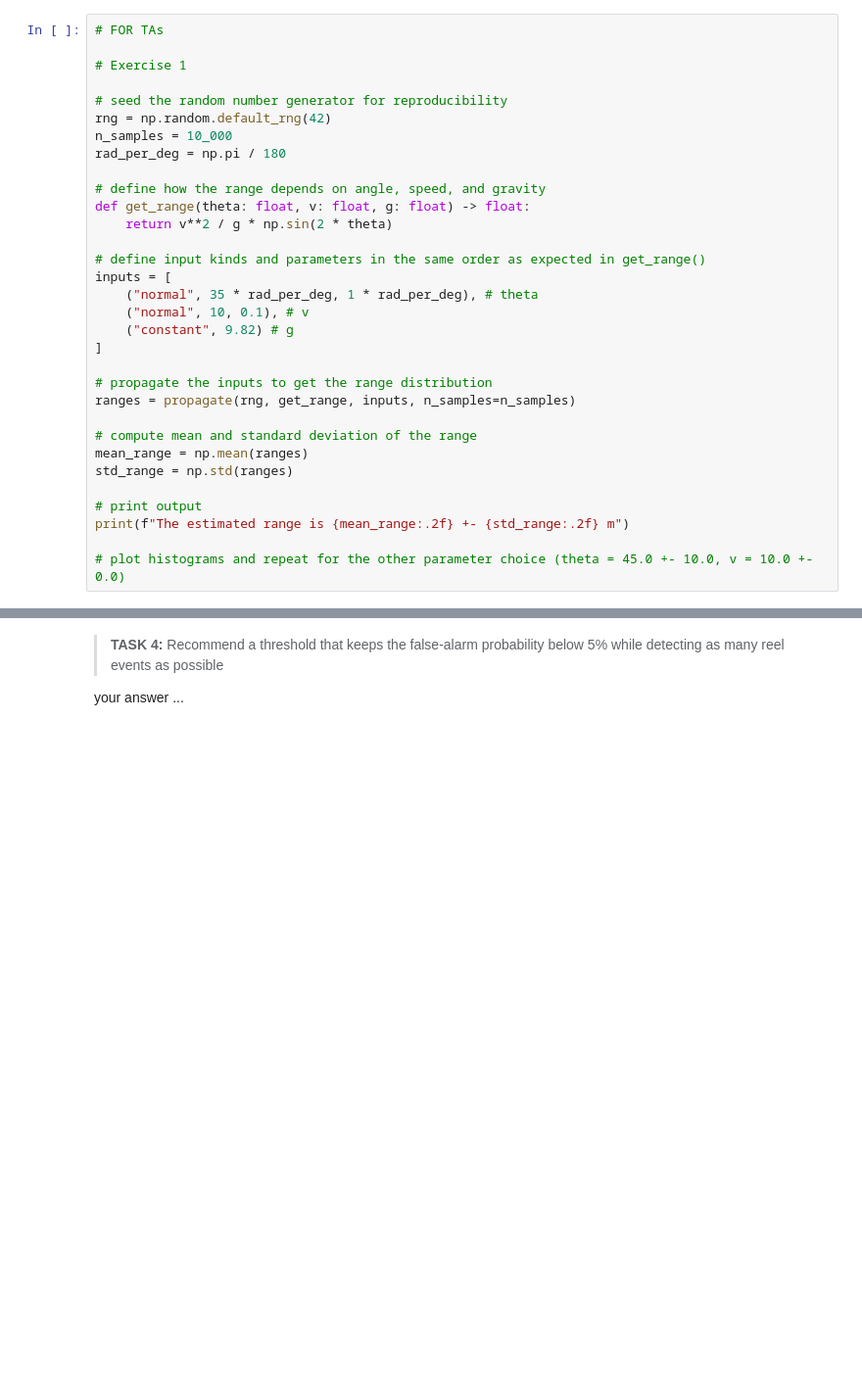
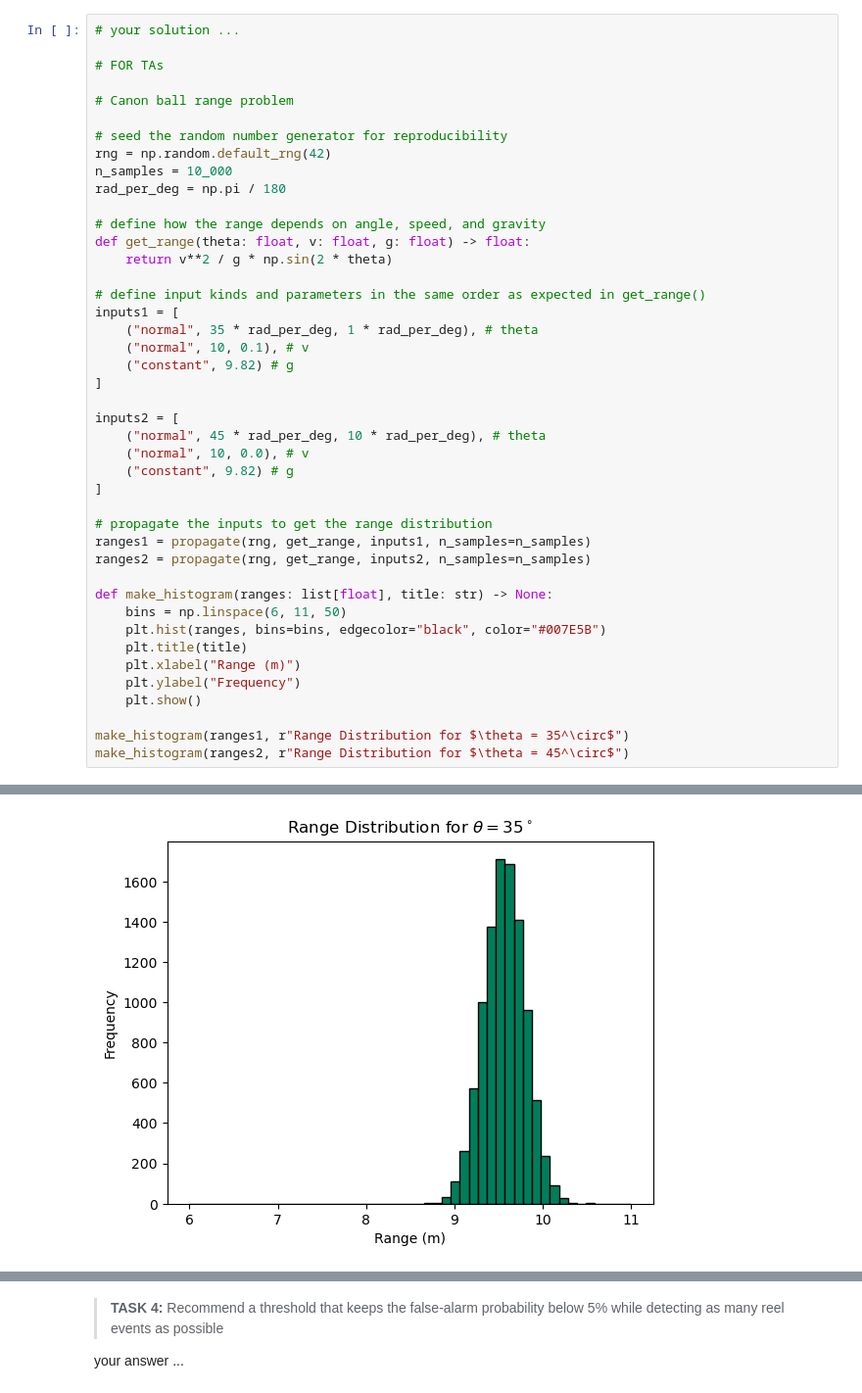
Before and after one commit to andreas-stillits/error-propagation, a Jupyter notebook: exercises.ipynb, the cells around one changed output, grey strips where cells are left out. Shown at 98% size. Drawn from its saved outputs; the diff is of its cells as text; blank space fills up the shorter version.

Commit message:
polished exercises

```diff
--- a/exercises.ipynb
+++ b/exercises.ipynb
@@ -15,7 +20,9 @@ from my_package import propagate
 # %%
+# your solution ...
+
 # FOR TAs
 
-# Exercise 1
+# Canon ball range problem
 
 # seed the random number generator for reproducibility
 rng = np.random.default_rng(42)
@@ -27,21 +34,30 @@ def get_range(theta: float, v: float, g: float) -> float:
     return v**2 / g * np.sin(2 * theta)
 
 # define input kinds and parameters in the same order as expected in get_range()
-inputs = [
+inputs1 = [
     ("normal", 35 * rad_per_deg, 1 * rad_per_deg), # theta
     ("normal", 10, 0.1), # v
     ("constant", 9.82) # g
 ]
 
+inputs2 = [
+    ("normal", 45 * rad_per_deg, 10 * rad_per_deg), # theta
+    ("normal", 10, 0.0), # v
+    ("constant", 9.82) # g
+]
+
 # propagate the inputs to get the range distribution
-ranges = propagate(rng, get_range, inputs, n_samples=n_samples)
+ranges1 = propagate(rng, get_range, inputs1, n_samples=n_samples)
+ranges2 = propagate(rng, get_range, inputs2, n_samples=n_samples)
 
-# compute mean and standard deviation of the range
-mean_range = np.mean(ranges)
-std_range = np.std(ranges)
+def make_histogram(ranges: list[float], title: str) -> None:
+    bins = np.linspace(6, 11, 50)
+    plt.hist(ranges, bins=bins, edgecolor="black", color="#007E5B")
+    plt.title(title)
+    plt.xlabel("Range (m)")
+    plt.ylabel("Frequency")
+    plt.show()
 
-# print output
-print(f"The estimated range is {mean_range:.2f} +- {std_range:.2f} m")
-
-# plot histograms and repeat for the other parameter choice (theta = 45.0 +- 10.0, v = 10.0 +- 0.0)
+make_histogram(ranges1, r"Range Distribution for $\theta = 35^\circ$")
+make_histogram(ranges2, r"Range Distribution for $\theta = 45^\circ$")
 # %% [output]
@@ -48,0 +64 @@ The estimated range is 9.57 +- 0.23 m
+[figure, added]
```
Also changed, not shown: parts of 20 cells of this notebook.
